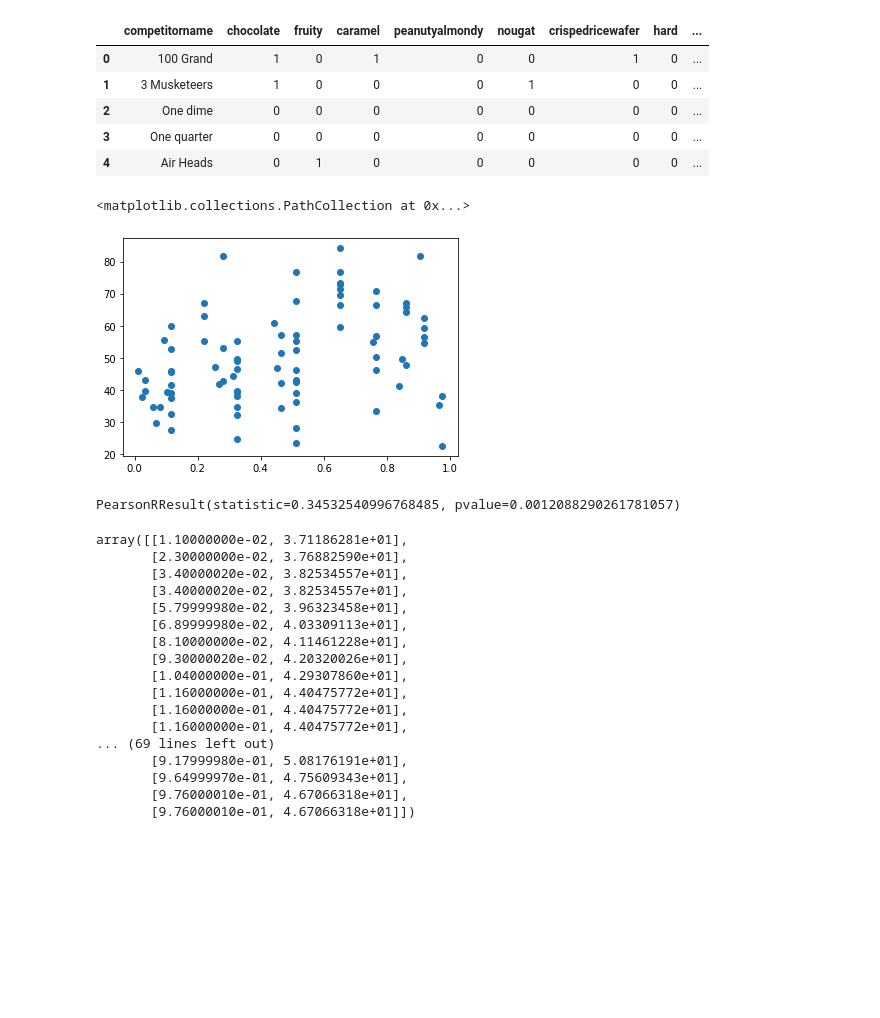
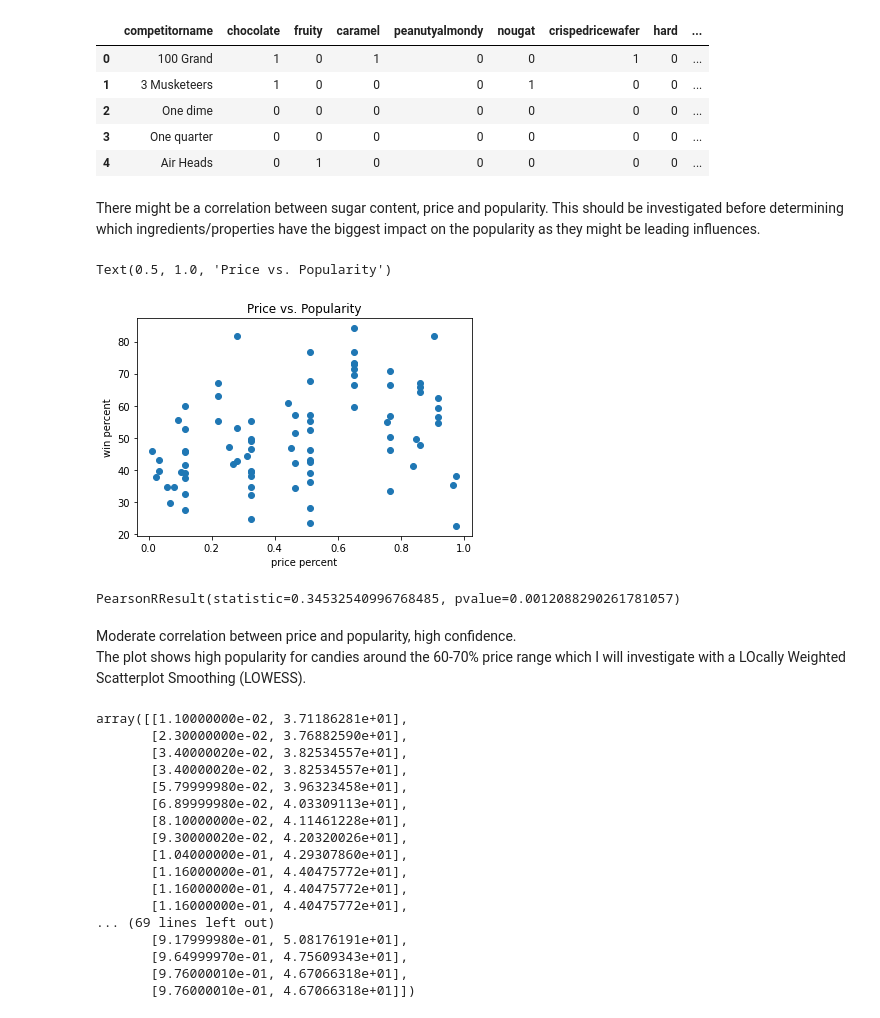
Before and after one commit to michelekorosec/CandyPopularity, a Jupyter notebook: CandyPopularity.ipynb, the cells around one changed output. Saved outputs shown, nothing was run; the diff lists cells and outputs as text; code cells hidden in the pictures; blank space fills up the shorter version.

```diff
--- a/CandyPopularity.ipynb
+++ b/CandyPopularity.ipynb
@@ -56,9 +61,15 @@ raw_data.head()
 | 2 | One dime | 0 | 0 | 0 | 0 | 0 | 0 | 0 | ... |
 | 3 | One quarter | 0 | 0 | 0 | 0 | 0 | 0 | 0 | ... |
 | 4 | Air Heads | 0 | 1 | 0 | 0 | 0 | 0 | 0 | ... |
-# %%
-plt.scatter(raw_data["pricepercent"],raw_data["winpercent"])
-# %% [output]
-<matplotlib.collections.PathCollection at 0x...>
-[figure, removed]
+# %% [markdown]
+There might be a correlation between sugar content, price and popularity. This should be investigated before determining which ingredients/properties have the biggest impact on the popularity as they might be leading influences.
+# %%
+#Compare price and popularity
+plt.scatter(raw_data["pricepercent"],raw_data["winpercent"])
+plt.xlabel("price percent")
+plt.ylabel("win percent")
+plt.title("Price vs. Popularity")
+# %% [output]
+Text(0.5, 1.0, 'Price vs. Popularity')
+[figure, added]
 # %%
@@ -65,4 +77,7 @@ plt.scatter(raw_data["pricepercent"],raw_data["winpercent"])
 scipy.stats.pearsonr(raw_data["pricepercent"],raw_data["winpercent"])
 # %% [output]
 PearsonRResult(statistic=0.34532540996768485, pvalue=0.0012088290261781057)
+# %% [markdown]
+Moderate correlation between price and popularity, high confidence.
+The plot shows high popularity for candies around the 60-70% price range which I will investigate with a LOcally Weighted Scatterplot Smoothing (LOWESS).
 # %%
```
Also changed, not shown: parts of 58 cells of this notebook.
